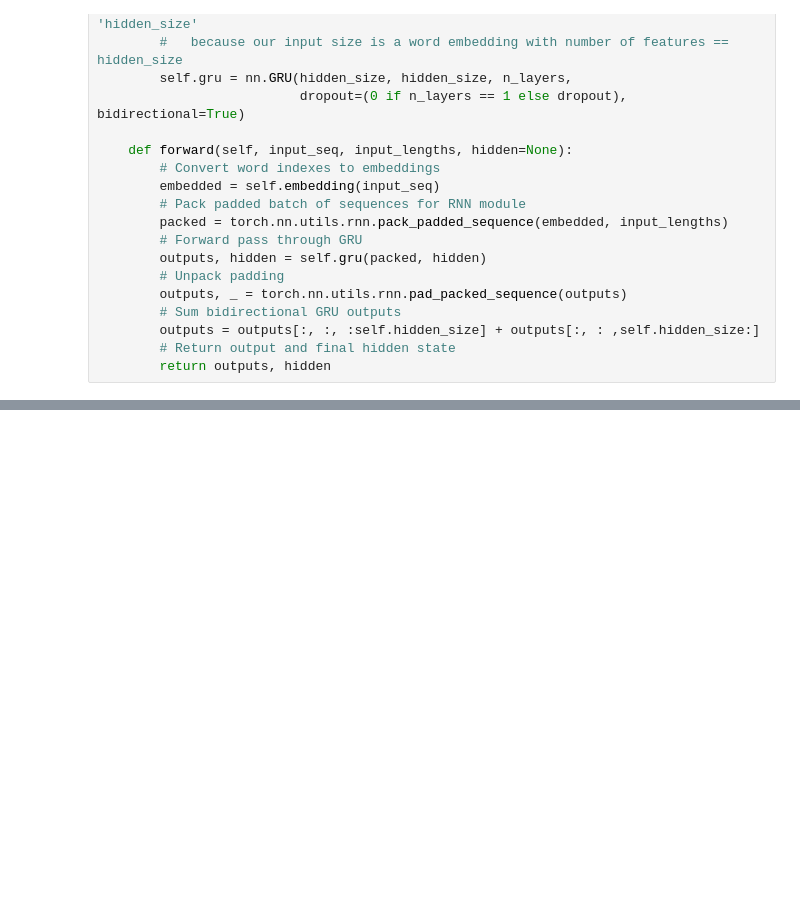
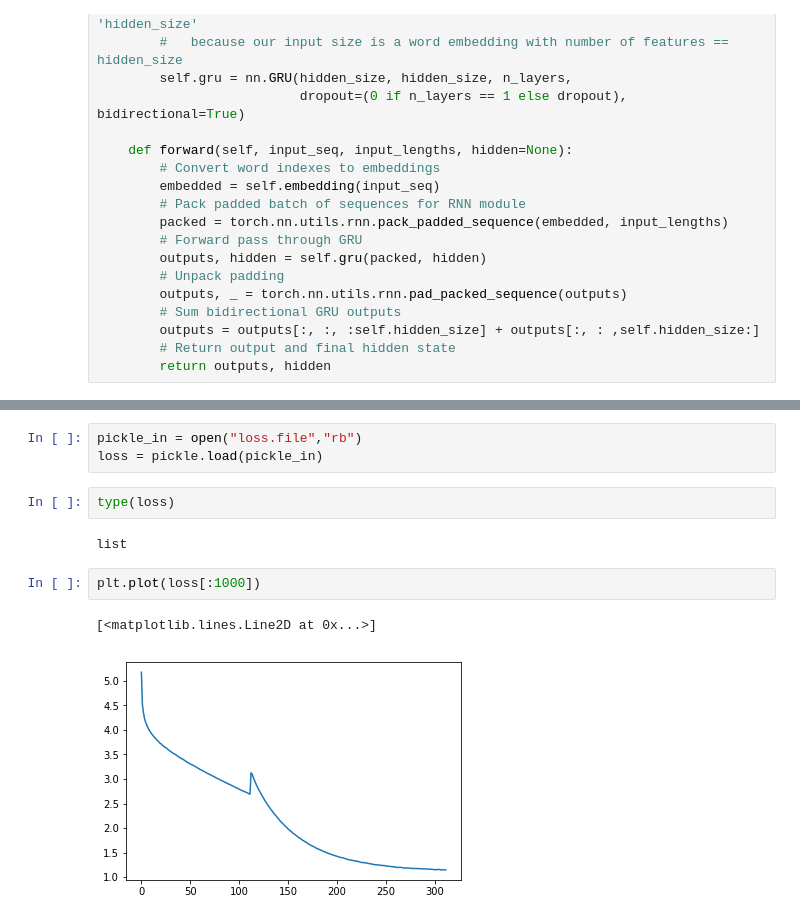
Before and after one commit to saisandeep97/Chat-botV2, a Jupyter notebook: Chat-bot/chatbot_test.ipynb, the cells around one changed output, grey strips where cells are left out. Saved outputs shown, nothing was run; the diff lists cells and outputs as text; blank space fills up the shorter version.

```diff
--- a/Chat-bot/chatbot_test.ipynb
+++ b/Chat-bot/chatbot_test.ipynb
@@ -399,0 +426,12 @@ evaluateInput(encoder, decoder, searcher, voc)
+# %%
+pickle_in = open("loss.file","rb")
+loss = pickle.load(pickle_in)
+# %%
+type(loss)
+# %% [output]
+list
+# %%
+plt.plot(loss[:1000])
+# %% [output]
+[<matplotlib.lines.Line2D at 0x...>]
+[figure, added]
```
Also changed, not shown: parts of 12 cells of this notebook, 8 other files.
